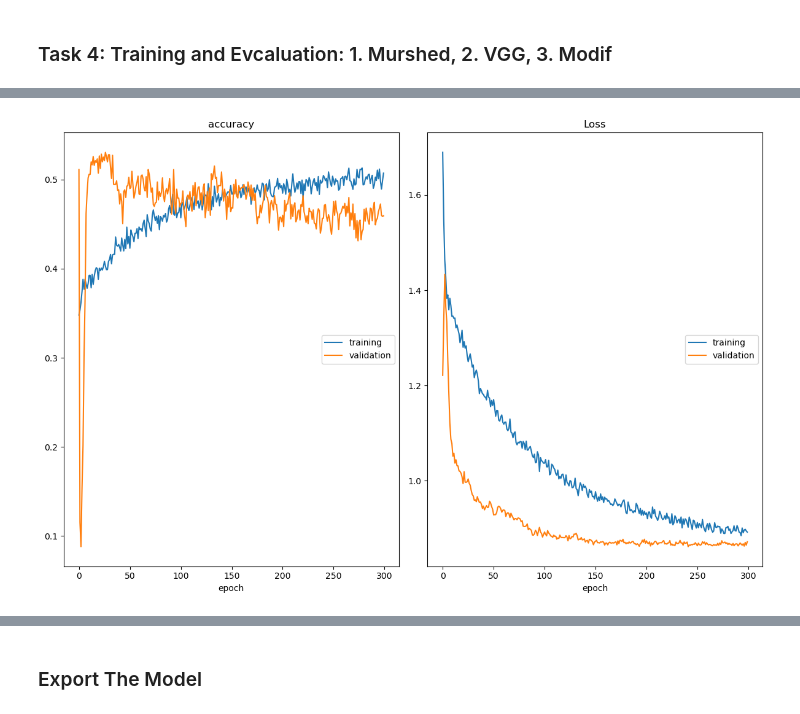
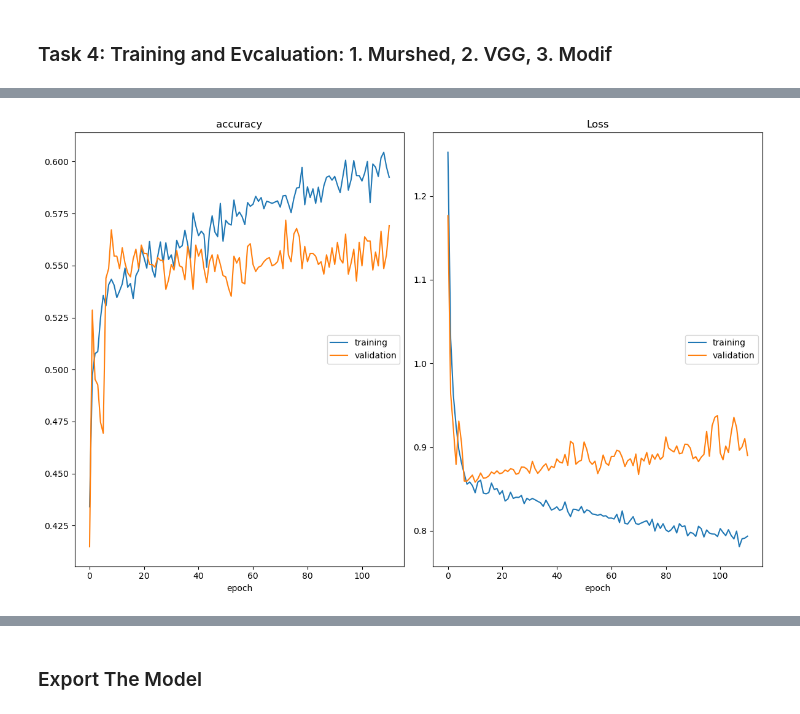
Before and after one commit to Hasegawa-lab-JAIST/Shofi_Engagement-Model-CNN, a Jupyter notebook: Training.ipynb, the cells around one changed output, grey strips where cells are left out. Drawn from its saved outputs; the diff is of its cells as text; code cells hidden in the pictures.

```diff
--- a/Training.ipynb
+++ b/Training.ipynb
@@ -40,8 +62,8 @@ for expression in os.listdir("daisee/train/"):
 # %% [markdown]
 ### Task 3: Generate Training and Validation Batches
 # %%
-img_size = 48 #set image
-batch_size = 50 #can change to see if the it gives better result
+img_size = 96 #set image
+batch_size = 32 #can change to see if the it gives better result
 
 #datagen_train = ImageDataGenerator(horizontal_flip=True)
 datagen_train = ImageDataGenerator(
@@ -205,51 +230,44 @@ model = Sequential()
 
 ## 4 conv net layers, 3 dense layers (2 fully connected, 1 softmax)
 # 1 - Convolution
-model.add(Conv2D(32,(3,3), input_shape=(img_size, img_size,1))) #64,(3,3), padding='same', input_shape=(img_size, img_size,1)
+model.add(Conv2D(64,(3,3), padding='same', input_shape=(img_size, img_size,1)))
 model.add(BatchNormalization())
 model.add(Activation('relu'))
 model.add(MaxPooling2D(pool_size=(2, 2))) #downsampling/ shrink the height and width dimension by factor of 2
-model.add(Dropout(0.2))#0.25
+# model.add(Dropout(0.2))#0.25
 
 # 2nd Convolution layer
-model.add(Conv2D(64,(3,3) ))#128,(5,5), padding='same')
+model.add(Conv2D(128,(5,5), padding='same'))
 model.add(Activation('relu'))
 model.add(BatchNormalization())
 model.add(MaxPooling2D(pool_size=(2, 2)))
-model.add(Dropout(0.2))
+# model.add(Dropout(0.2))
 
 # 3rd Convolution layer
-model.add(Conv2D(128,(3,3)))#(512,(3,3), padding='same')
+model.add(Conv2D(512,(3,3), padding='same'))
 model.add(Activation('relu'))
 model.add(BatchNormalization())
 model.add(MaxPooling2D(pool_size=(2, 2)))
-model.add(Dropout(0.2))
+# model.add(Dropout(0.25))
 
 # 4th Convolution layer
-model.add(Conv2D(256,(3,3)))#(512,(3,3), padding='same')
+model.add(Conv2D(512,(3,3), padding='same'))#
 model.add(Activation('relu'))
 model.add(BatchNormalization())
 model.add(MaxPooling2D(pool_size=(2, 2)))
-model.add(Dropout(0.2))
+# model.add(Dropout(0.25))
 
 # Flattening
 model.add(Flatten())
 
 # Fully connected layer 1st layer
-model.add(Dense(64))#(256)
+model.add(Dense(256))
 model.add(Activation('relu'))
-model.add(Dropout(0.5))
+model.add(Dropout(0.25))
 model.add(BatchNormalization())
 
-'''
-# Fully connected layer 2st layer
-model.add(Dense(256))
-model.add(BatchNormalization())
-model.add(Activation('relu'))
-model.add(Dropout(0.25))
-'''
 # Fully connected layer 3nd layer
-model.add(Dense(64, name = 'convy'))#512, name = 'convy')
+model.add(Dense(512, name = 'convy'))
 model.add(Activation('relu'))
 model.add(BatchNormalization())
 model.add(Dropout(0.25))
@@ -259,18 +277,18 @@ model.add(GlobalAveragePooling2D())
 '''
 model.add(Dense(3, activation='softmax'))
 
-model.get_layer('convy').kernel_regularizer = regularizers.l2(0.0001) #0.0001
-opt = Adam(lr=0.0001)#0.0005
+model.get_layer('convy').kernel_regularizer = regularizers.l2(0.0001)
+opt = Adam(lr=0.0005)
 #opt=SGD(lr=0.005, momentum = 0.9)
 model.compile(optimizer=opt, loss='categorical_crossentropy', metrics=['accuracy'])
 model.summary()
 
 # ### Visualize Model Architecture
 
-plot_model(model, to_file='models/model_4convBlocks.png', show_shapes=True, show_layer_names=True)
+plot_model(model, to_file='model_4convBlocks.png', show_shapes=True, show_layer_names=True)
 #Image('model_serv.png',width=400, height=200)
 
-tic = time.time()
+tic = datetime.now()
 
 # ### Train and Evaluate Model
 epochs =300
@@ -280,42 +298,44 @@ validation_steps = validation_generator.n//validation_generator.batch_size #n nu
 
 #make checkpoint and save it when it reach the best accuracy during the training
 checkpoint = ModelCheckpoint("weights/weights_4convBlocks.h5", monitor='val_accuracy',
                              save_weights_only=True, mode='max', verbose=1)#make check point during training and save the weight
 
 #learning rate schedule: reduce learning rate 0.1 every 2 epochs
 reduce_lr = ReduceLROnPlateau(monitor='val_loss', factor=0.1, patience=2, min_lr=0.00001, mode='auto')
-#early_stopping = EarlyStopping(monitor='val_loss', mode='min', verbose=1, patience=20)
+early_stopping = EarlyStopping(monitor='val_loss', mode='min', verbose=1, patience=100)
 
 #use livelossplot to monitor the accuracy during the training
 
-#callbacks = [PlotLossesCallback(), checkpoint, reduce_lr, early_stopping]
-callbacks = [PlotLossesCallback(), checkpoint, reduce_lr]
+callbacks = [PlotLossesCallback(), checkpoint, reduce_lr, early_stopping]
+# callbacks = [PlotLossesCallback(), checkpoint, reduce_lr]
 
 history = model.fit(
     x=train_generator,
     steps_per_epoch=steps_per_epoch,
     epochs=epochs,
     validation_data = validation_generator,
     validation_steps = validation_steps,
     callbacks=callbacks
 )
 
 # print duration
-toc = time.time()
+time = datetime.now() - tic
+print('Processing time {}'.format(time))
 
-tictoc = 1000*(toc-tic)
-tictocC = str(round(tictoc,3))
-
-print("Training and Evaluation:" + tictocC+" ms")
-
-plt.savefig('models/Accuracy_4convBlocks.png')
+plt.savefig('Accuracy_4convBlocks.png')
 
 
 # ### Represent Model as JSON String
 
 model_json = model.to_json()
 with open("models/model_4convBlocks.json", "w") as json_file:
     json_file.write(model_json)
+
+# Evaluation
+tic = datetime.now()
+evaluate = model.evaluate_generator(test_generator, steps = test_generator.n // test_generator.batch_size, verbose =1)
+time = datetime.now() - tic
+print('Evaluation time {}'.format(time))
 # %% [output]
-[figure, old version]
+[figure, new version]
 accuracy
```
Also changed, not shown: parts of 6 cells of this notebook, 8 other files.
